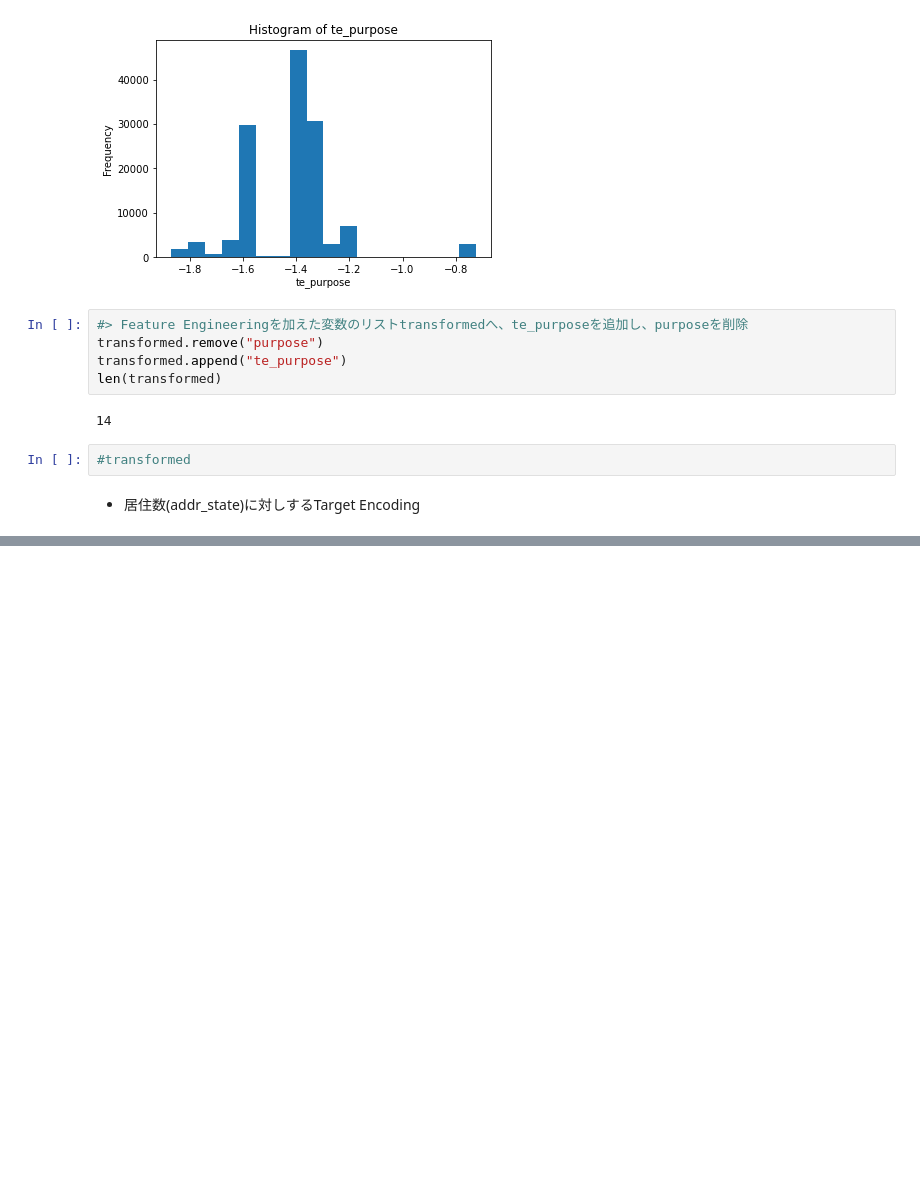
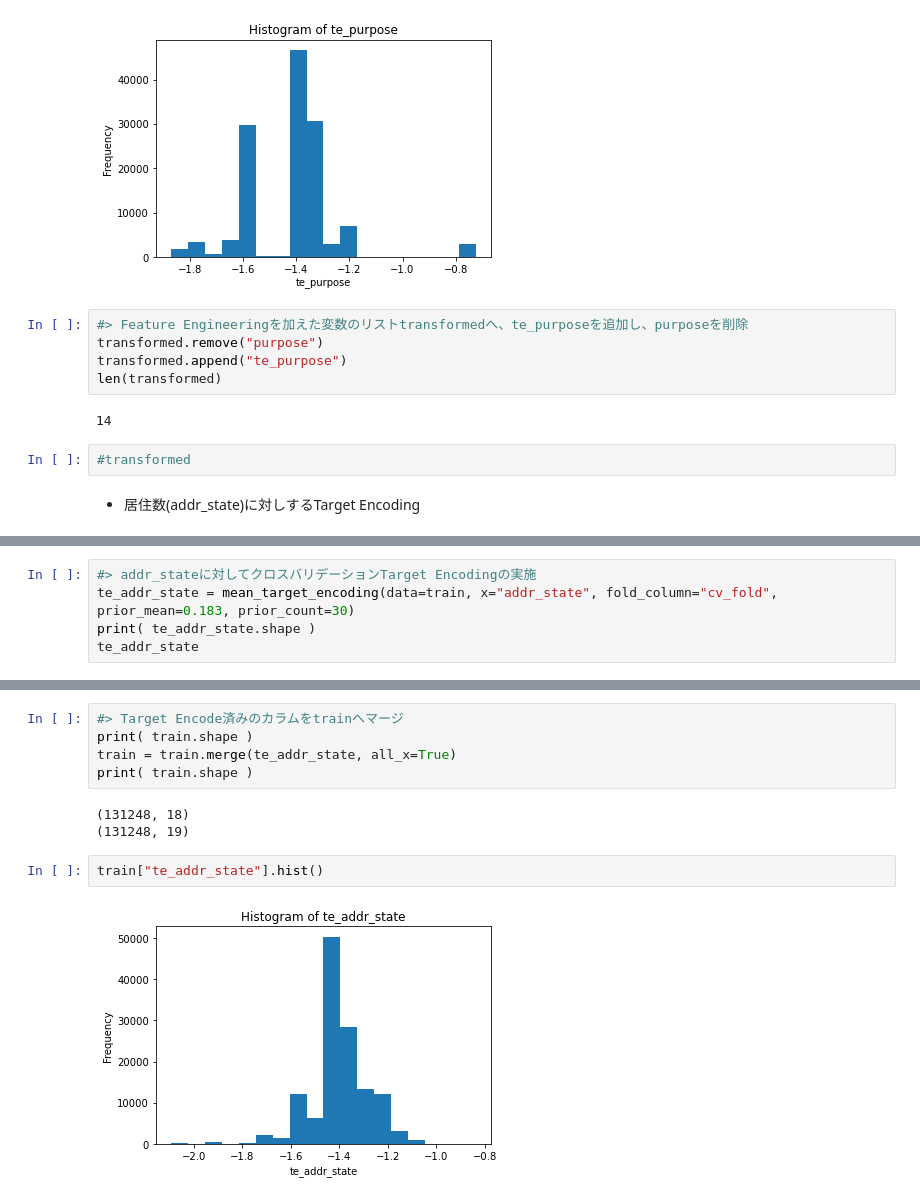
Before and after one commit to yukismd/H2O_3_Tutorial, a Jupyter notebook: python_api/Feature_Engineering_Deep_Dive.ipynb, the cells around one changed output, grey strips where cells are left out. Cells and saved outputs as stored; diff of their text form; blank space fills up the shorter version.

```diff
--- a/python_api/Feature_Engineering_Deep_Dive.ipynb
+++ b/python_api/Feature_Engineering_Deep_Dive.ipynb
@@ -625,0 +681,5 @@ len(transformed)
+# %%
+#> addr_stateに対してクロスバリデーションTarget Encodingの実施
+te_addr_state = mean_target_encoding(data=train, x="addr_state", fold_column="cv_fold", prior_mean=0.183, prior_count=30)
+print( te_addr_state.shape )
+te_addr_state
@@ -625,0 +700,12 @@ len(transformed)
+# %%
+#> Target Encode済みのカラムをtrainへマージ
+print( train.shape )
+train = train.merge(te_addr_state, all_x=True)
+print( train.shape )
+# %% [output]
+(131248, 18)
+(131248, 19)
+# %%
+train["te_addr_state"].hist()
+# %% [output]
+[figure, added]
```
Also changed, not shown: parts of 27 cells of this notebook.
